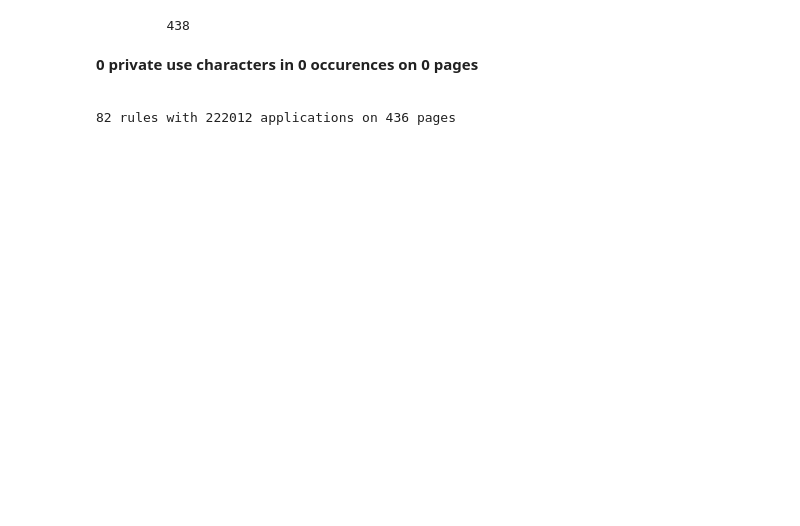
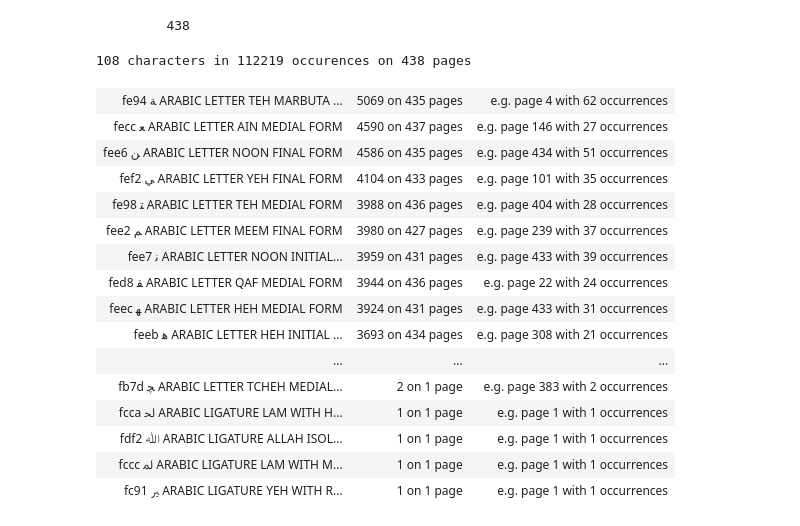
Before and after one commit to among/fusus, a Jupyter notebook: source/getTextPageStatus.ipynb, the cells around one changed output. Drawn from its saved outputs; the diff is of its cells as text; code cells hidden in the pictures; blank space fills up the shorter version.

```diff
--- a/source/getTextPageStatus.ipynb
+++ b/source/getTextPageStatus.ipynb
@@ -9,9 +9,23 @@ Lw.setStyle()
 # %%
 testPages = None
 Lw.getPages(testPages, refreshConfig=True)
-Lw.showUsedChars(testPages, onlyPuas=True, long=False, byOcc=True)
-Lw.showReplacements()
+Lw.showUsedChars(testPages, onlyPuas=False, onlyPresentational=True, long=False, byOcc=True)
 # %% [output]
          438
-0 private use characters in 0 occurences on 0 pages
-82 rules with 222012 applications on 436 pages
+108 characters in 112219 occurences on 438 pages
+| fe94 ﺔ ARABIC LETTER TEH MARBUTA ... | 5069 on 435 pages | e.g. page 4 with 62 occurrences |
+| fecc ﻌ ARABIC LETTER AIN MEDIAL FORM | 4590 on 437 pages | e.g. page 146 with 27 occurrences |
+| fee6 ﻦ ARABIC LETTER NOON FINAL FORM | 4586 on 435 pages | e.g. page 434 with 51 occurrences |
+| fef2 ﻲ ARABIC LETTER YEH FINAL FORM | 4104 on 433 pages | e.g. page 101 with 35 occurrences |
+| fe98 ﺘ ARABIC LETTER TEH MEDIAL FORM | 3988 on 436 pages | e.g. page 404 with 28 occurrences |
+| fee2 ﻢ ARABIC LETTER MEEM FINAL FORM | 3980 on 427 pages | e.g. page 239 with 37 occurrences |
+| fee7 ﻧ ARABIC LETTER NOON INITIAL... | 3959 on 431 pages | e.g. page 433 with 39 occurrences |
+| fed8 ﻘ ARABIC LETTER QAF MEDIAL FORM | 3944 on 436 pages | e.g. page 22 with 24 occurrences |
+| feec ﻬ ARABIC LETTER HEH MEDIAL FORM | 3924 on 431 pages | e.g. page 433 with 31 occurrences |
+| feeb ﻫ ARABIC LETTER HEH INITIAL ... | 3693 on 434 pages | e.g. page 308 with 21 occurrences |
+| ... | ... | ... |
+| fb7d ﭽ ARABIC LETTER TCHEH MEDIAL... | 2 on 1 page | e.g. page 383 with 2 occurrences |
+| fcca ﳊ ARABIC LIGATURE LAM WITH H... | 1 on 1 page | e.g. page 1 with 1 occurrences |
+| fdf2 ﷲ ARABIC LIGATURE ALLAH ISOL... | 1 on 1 page | e.g. page 1 with 1 occurrences |
+| fccc ﳌ ARABIC LIGATURE LAM WITH M... | 1 on 1 page | e.g. page 1 with 1 occurrences |
+| fc91 ﲑ ARABIC LIGATURE YEH WITH R... | 1 on 1 page | e.g. page 1 with 1 occurrences |
```
Also changed, not shown: parts of 1 cell of this notebook, 2 other files.
